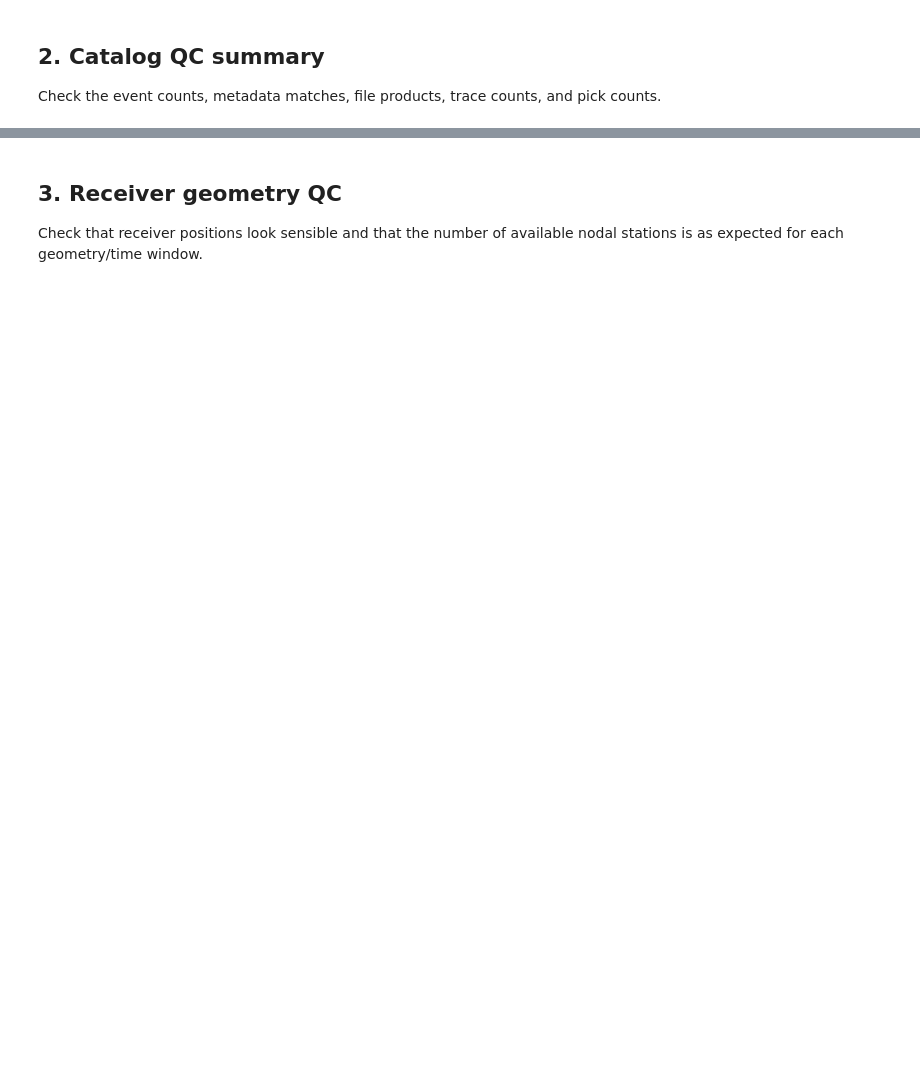
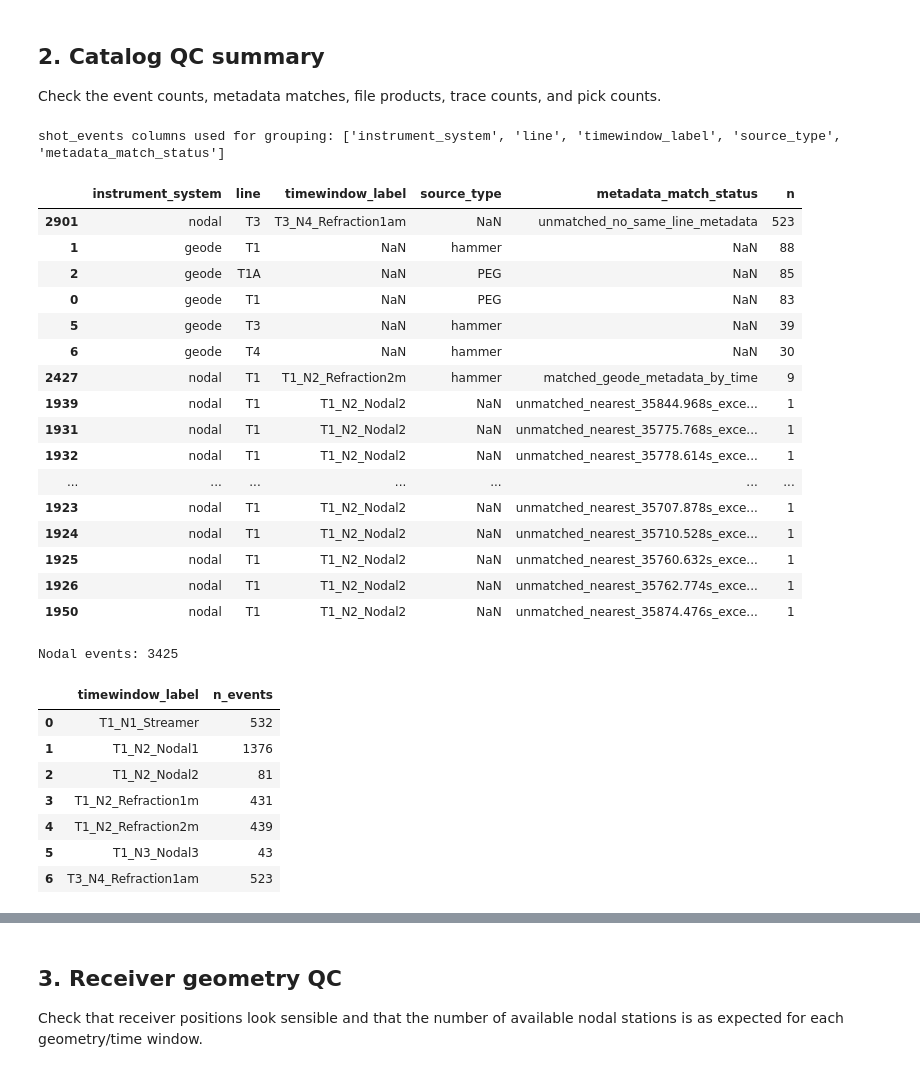
Before and after one commit to USF-Seismology/karstgeo, a Jupyter notebook: 02_processing/nodes/91_qc_nodal_catalog_gathers_and_metadata_matches.ipynb, the cells around one changed output, grey strips where cells are left out. Cells and saved outputs as stored; diff of their text form; code cells hidden in the pictures; blank space fills up the shorter version.

```diff
--- a/02_processing/nodes/91_qc_nodal_catalog_gathers_and_metadata_matches.ipynb
+++ b/02_processing/nodes/91_qc_nodal_catalog_gathers_and_metadata_matches.ipynb
@@ -98,24 +121,51 @@ Check the event counts, metadata matches, file products, trace counts, and pick
 # %%
 def display_if_not_empty(df, title=None, n=20):
     if title:
-        print('
-' + title)
+        print('' + title)
     if df is None or df.empty:
         print('(empty)')
     else:
         display(df.head(n))
 
 # Event counts by instrument/system/time window
 cols = [c for c in ['instrument_system', 'line', 'timewindow_label', 'source_type', 'metadata_match_status'] if c in shot_events.columns]
 print('shot_events columns used for grouping:', cols)
 if cols:
     display(shot_events.groupby(cols, dropna=False).size().reset_index(name='n').sort_values('n', ascending=False).head(50))
 
 # Nodal events only
 nodal_events = shot_events[shot_events.get('instrument_system', '').eq('nodal')] if 'instrument_system' in shot_events.columns else shot_events.iloc[0:0]
 print('Nodal events:', len(nodal_events))
 if 'timewindow_label' in nodal_events.columns:
     display(nodal_events.groupby('timewindow_label', dropna=False).size().reset_index(name='n_events'))
+# %% [output]
+shot_events columns used for grouping: ['instrument_system', 'line', 'timewindow_label', 'source_type', 'metadata_match_status']
+|  | instrument_system | line | timewindow_label | source_type | metadata_match_status | n |
+| 2901 | nodal | T3 | T3_N4_Refraction1am | NaN | unmatched_no_same_line_metadata | 523 |
+| 1 | geode | T1 | NaN | hammer | NaN | 88 |
+| 2 | geode | T1A | NaN | PEG | NaN | 85 |
+| 0 | geode | T1 | NaN | PEG | NaN | 83 |
+| 5 | geode | T3 | NaN | hammer | NaN | 39 |
+| 6 | geode | T4 | NaN | hammer | NaN | 30 |
+| 2427 | nodal | T1 | T1_N2_Refraction2m | hammer | matched_geode_metadata_by_time | 9 |
+| 1939 | nodal | T1 | T1_N2_Nodal2 | NaN | unmatched_nearest_35844.968s_exce... | 1 |
+| 1931 | nodal | T1 | T1_N2_Nodal2 | NaN | unmatched_nearest_35775.768s_exce... | 1 |
+| 1932 | nodal | T1 | T1_N2_Nodal2 | NaN | unmatched_nearest_35778.614s_exce... | 1 |
+| ... | ... | ... | ... | ... | ... | ... |
+| 1923 | nodal | T1 | T1_N2_Nodal2 | NaN | unmatched_nearest_35707.878s_exce... | 1 |
+| 1924 | nodal | T1 | T1_N2_Nodal2 | NaN | unmatched_nearest_35710.528s_exce... | 1 |
+| 1925 | nodal | T1 | T1_N2_Nodal2 | NaN | unmatched_nearest_35760.632s_exce... | 1 |
+| 1926 | nodal | T1 | T1_N2_Nodal2 | NaN | unmatched_nearest_35762.774s_exce... | 1 |
+| 1950 | nodal | T1 | T1_N2_Nodal2 | NaN | unmatched_nearest_35874.476s_exce... | 1 |
+Nodal events: 3425
+|  | timewindow_label | n_events |
+| 0 | T1_N1_Streamer | 532 |
+| 1 | T1_N2_Nodal1 | 1376 |
+| 2 | T1_N2_Nodal2 | 81 |
+| 3 | T1_N2_Refraction1m | 431 |
+| 4 | T1_N2_Refraction2m | 439 |
+| 5 | T1_N3_Nodal3 | 43 |
+| 6 | T3_N4_Refraction1am | 523 |
 # %%
 # File products by time window / component / file type
 if not shot_gather_files.empty:
```
Also changed, not shown: parts of 15 cells of this notebook, 26 other files.
